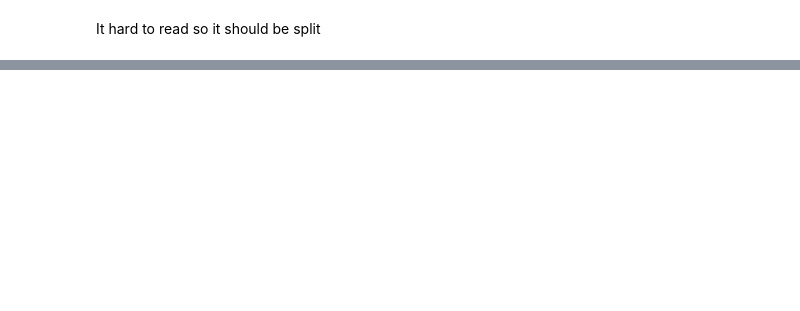
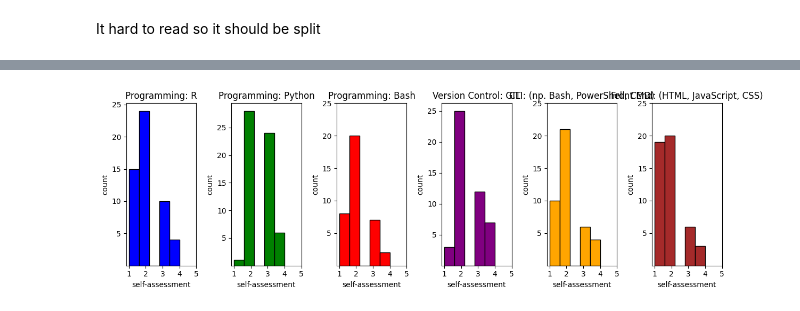
Before and after one commit to Mghd269/DMI-Project, a Jupyter notebook: notebooks/02_eda.ipynb, the cells around one changed output, grey strips where cells are left out. Cells and saved outputs as stored; diff of their text form; code cells hidden in the pictures; blank space fills up the shorter version.

```diff
--- a/notebooks/02_eda.ipynb
+++ b/notebooks/02_eda.ipynb
@@ -129,0 +196,14 @@ plt.show()
+# %%
+programming = ['Programming: R', 'Programming: Python', 'Programming: Bash', 'Version Control: GIT'
+               ,'CLI: (np. Bash, PowerShell, CMD)', 'Front End: (HTML, JavaScript, CSS)']
+machine_learning = ['Containers: Docker','Area: Time Series', 'Area: Classical ML (Clustering, Regression, Classification)', 'Area: NLP', 'Area: Computer Vision']
+databases = ['Databases: SQL', 'Databases: NoSQL', 'Cloud: Azure', 'Cloud: AWS', 'Cloud: GPC', 'BI: PowerBI', 'BI: Tableau']
+soft = ['Project Management', 'Promocja w Social Media', 'Ux/Ui', 'Projektowanie graficzne', 'Nawiązywanie Relacji z Biznesem',
+        'Nawiązywanie Relacji z naukowcami', 'Pozyskiwanie finansowania', 'Współpraca z administracją UEW']
+branches = ['FinTech', 'HealthTech', 'FashionTech', 'E-commerce', 'SportTech', 'Non-profit', 'PropTech (nieruchomości)', 'Cybersecurity', 'HR']
+
+
+rating_scale = CategoricalDtype(categories=[1, 2, 3, 4, 5], ordered=True)
+
+for column in programming, machine_learning, databases, soft, branches:
+    df[column] = df[column].astype(rating_scale)
@@ -129,0 +228,27 @@ plt.show()
+# %%
+##WERSJA 1
+
+
+fig, axes = plt.subplots(nrows=1, ncols=len(programming), figsize=(12, 4))
+
+# Iterate over each column and create a histogram
+for i, column in enumerate(programming):
+    colors = ['blue', 'green', 'red', 'purple', 'orange', 'brown']
+    ax = axes[i]
+    ax.hist(df[column], bins=5, color= colors[i], edgecolor='black')
+    ax.set_title(column)
+    ax.set_xlabel('self-assessment')
+    ax.set_ylabel('count')
+    ax.set_xticks([1, 2, 3, 4, 5])
+    ax.set_xticklabels([1, 2, 3, 4, 5])
+    ax.set_yticks([5, 10, 15, 20, 25])
+
+
+
+# Adjust spacing between subplots
+plt.tight_layout()
+
+# Show the plot
+plt.show()
+# %% [output]
+[figure, added]
```
Also changed, not shown: parts of 17 cells of this notebook.
